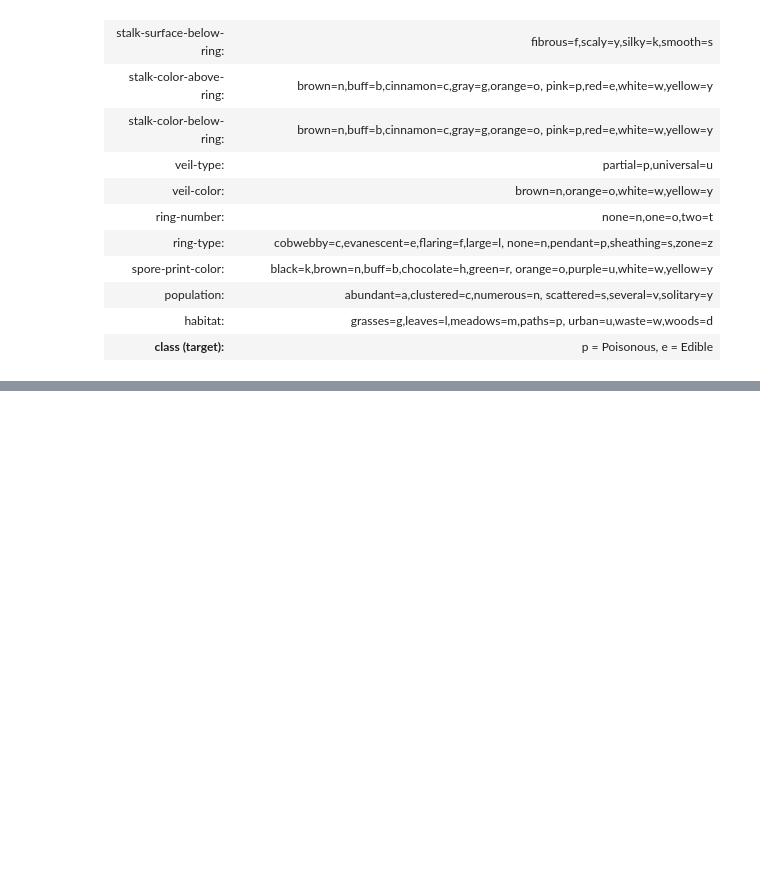
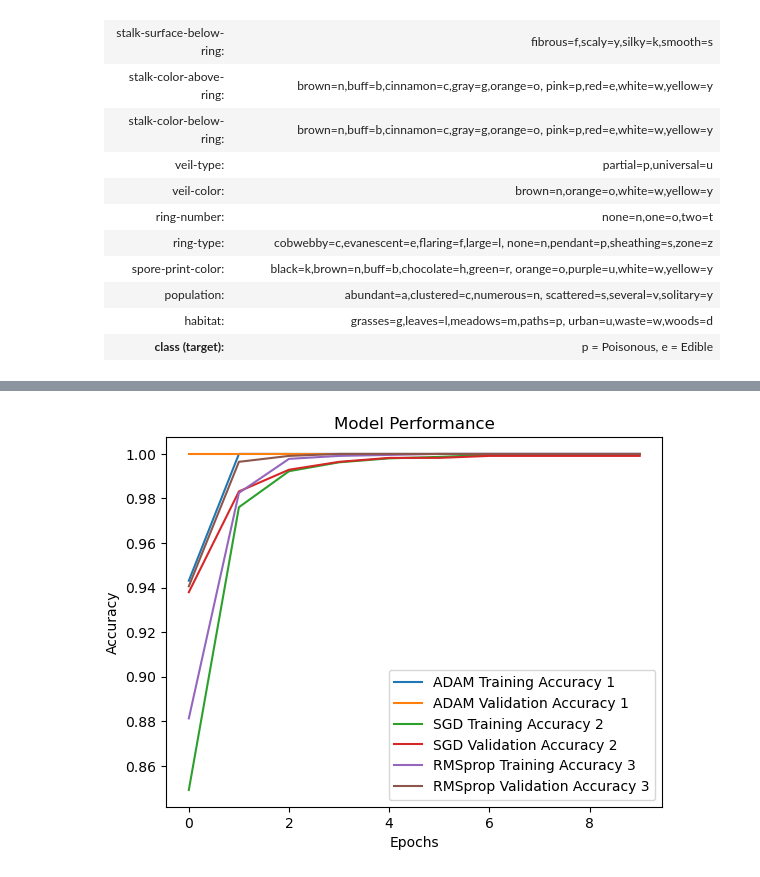
Before and after one commit to JayVisions/CS7324As, a Jupyter notebook: Lab5/Lab5.ipynb, the cells around one changed output, grey strips where cells are left out. Saved outputs shown, nothing was run; the diff lists cells and outputs as text; code cells hidden in the pictures; blank space fills up the shorter version.

```diff
--- a/Lab5/Lab5.ipynb
+++ b/Lab5/Lab5.ipynb
@@ -297,0 +276,29 @@ plt.show()
+# %%
+# Create and train combined wide and deep network
+model = create_wide_deep_network_1()
+wide_deep_history_1 = model.fit(X_train, y_train, validation_data=(X_test, y_test), epochs=10, batch_size=10, verbose=0)
+
+# Create and train combined wide and deep network
+wide_deep_model_2 = create_wide_deep_network_2()
+wide_deep_history_2 = wide_deep_model_2.fit(X_train, y_train, validation_data=(X_test, y_test), epochs=10, batch_size=10, verbose=0)
+
+# Create and train combined wide and deep network
+wide_deep_model_3 = create_wide_deep_network_3()
+wide_deep_history_3 = wide_deep_model_3.fit(X_train, y_train, validation_data=(X_test, y_test), epochs=10, batch_size=80, verbose=0)
+
+
+# Visualize performance
+plt.plot(wide_deep_history_1.history['accuracy'], label='ADAM Training Accuracy 1')
+plt.plot(wide_deep_history_1.history['val_accuracy'], label='ADAM Validation Accuracy 1')
+plt.plot(wide_deep_history_2.history['accuracy'], label='SGD Training Accuracy 2')
+plt.plot(wide_deep_history_2.history['val_accuracy'], label='SGD Validation Accuracy 2')
+plt.plot(wide_deep_history_3.history['accuracy'], label='RMSprop Training Accuracy 3')
+plt.plot(wide_deep_history_3.history['val_accuracy'], label='RMSprop Validation Accuracy 3')
+
+plt.title('Model Performance')
+plt.xlabel('Epochs')
+plt.ylabel('Accuracy')
+plt.legend()
+plt.show()
+# %% [output]
+[figure, added]
```
Also changed, not shown: parts of 31 cells of this notebook, 1 other file.
